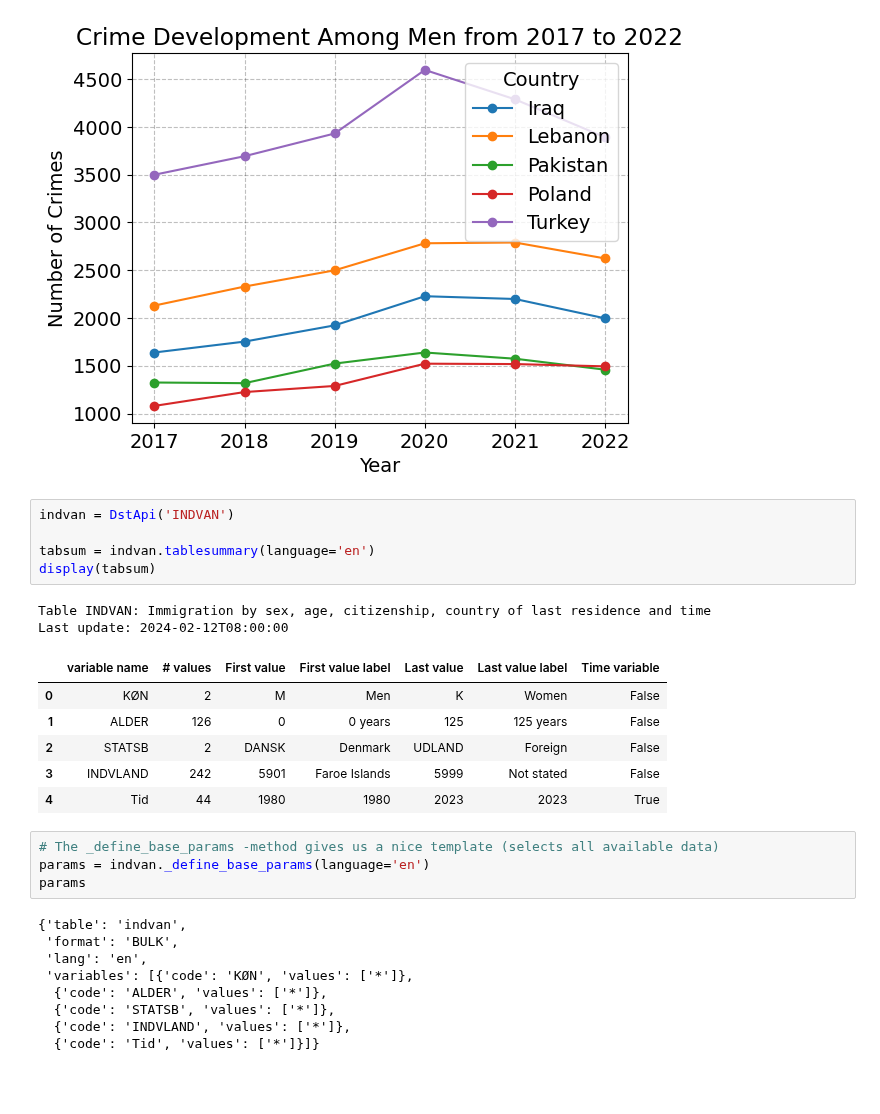
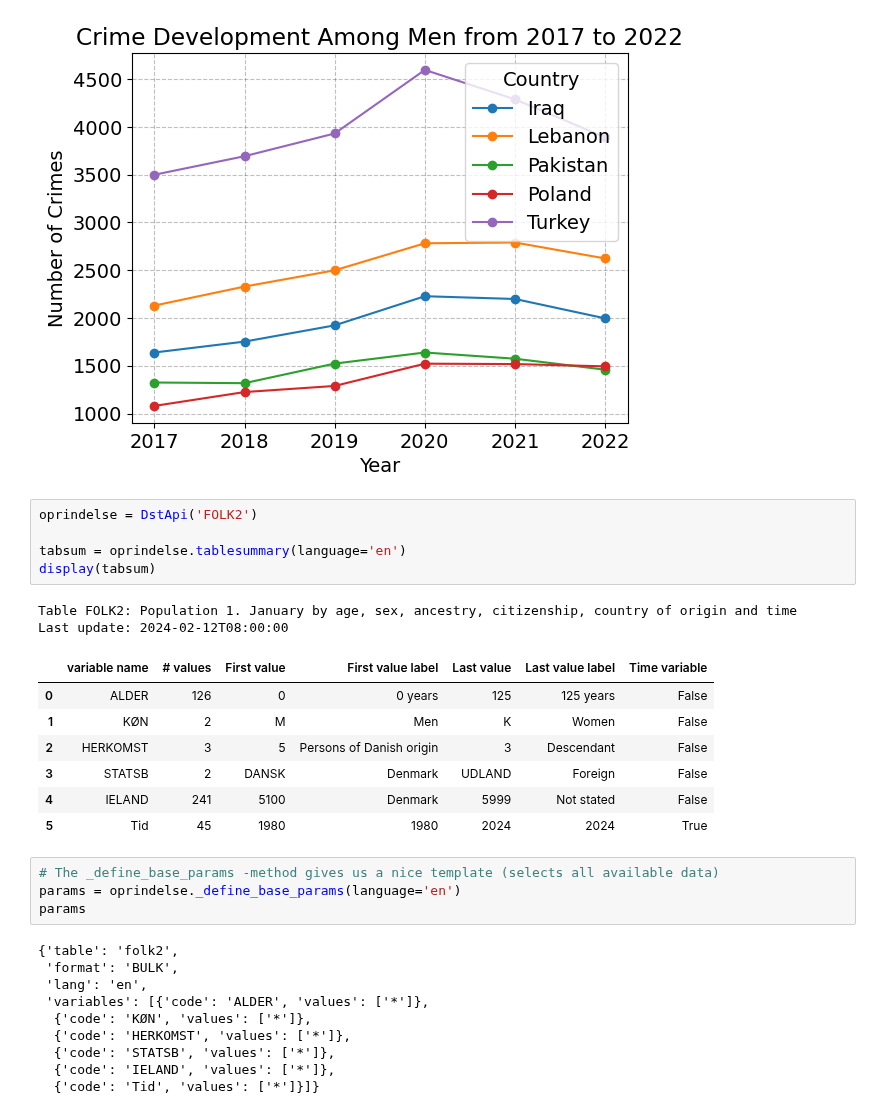
Before and after one commit to NumEconCopenhagen/projects-2024-malik-og-mads, a Jupyter notebook: dataproject/dataproject.ipynb, the cells around one changed output. Drawn from its saved outputs; the diff is of its cells as text; blank space fills up the shorter version.

```diff
--- a/dataproject/dataproject.ipynb
+++ b/dataproject/dataproject.ipynb
@@ -286,29 +283,31 @@ plot_crime_development('Men')  # Default display
 <Figure size 1000x600 with 0 Axes>
 [figure]
 # %%
-indvan = DstApi('INDVAN')
+oprindelse = DstApi('FOLK2')
 
-tabsum = indvan.tablesummary(language='en')
+tabsum = oprindelse.tablesummary(language='en')
 display(tabsum)
 # %% [output]
-Table INDVAN: Immigration by sex, age, citizenship, country of last residence and time
+Table FOLK2: Population 1. January by age, sex, ancestry, citizenship, country of origin and time
 Last update: 2024-02-12T08:00:00
 |  | variable name | # values | First value | First value label | Last value | Last value label | Time variable |
-| 0 | KØN | 2 | M | Men | K | Women | False |
-| 1 | ALDER | 126 | 0 | 0 years | 125 | 125 years | False |
-| 2 | STATSB | 2 | DANSK | Denmark | UDLAND | Foreign | False |
-| 3 | INDVLAND | 242 | 5901 | Faroe Islands | 5999 | Not stated | False |
-| 4 | Tid | 44 | 1980 | 1980 | 2023 | 2023 | True |
+| 0 | ALDER | 126 | 0 | 0 years | 125 | 125 years | False |
+| 1 | KØN | 2 | M | Men | K | Women | False |
+| 2 | HERKOMST | 3 | 5 | Persons of Danish origin | 3 | Descendant | False |
+| 3 | STATSB | 2 | DANSK | Denmark | UDLAND | Foreign | False |
+| 4 | IELAND | 241 | 5100 | Denmark | 5999 | Not stated | False |
+| 5 | Tid | 45 | 1980 | 1980 | 2024 | 2024 | True |
 # %%
 # The _define_base_params -method gives us a nice template (selects all available data)
-params = indvan._define_base_params(language='en')
+params = oprindelse._define_base_params(language='en')
 params
 # %% [output]
-{'table': 'indvan',
+{'table': 'folk2',
  'format': 'BULK',
  'lang': 'en',
- 'variables': [{'code': 'KØN', 'values': ['*']},
-  {'code': 'ALDER', 'values': ['*']},
+ 'variables': [{'code': 'ALDER', 'values': ['*']},
+  {'code': 'KØN', 'values': ['*']},
+  {'code': 'HERKOMST', 'values': ['*']},
   {'code': 'STATSB', 'values': ['*']},
-  {'code': 'INDVLAND', 'values': ['*']},
+  {'code': 'IELAND', 'values': ['*']},
   {'code': 'Tid', 'values': ['*']}]}
```
Also changed, not shown: parts of 9 cells of this notebook.
